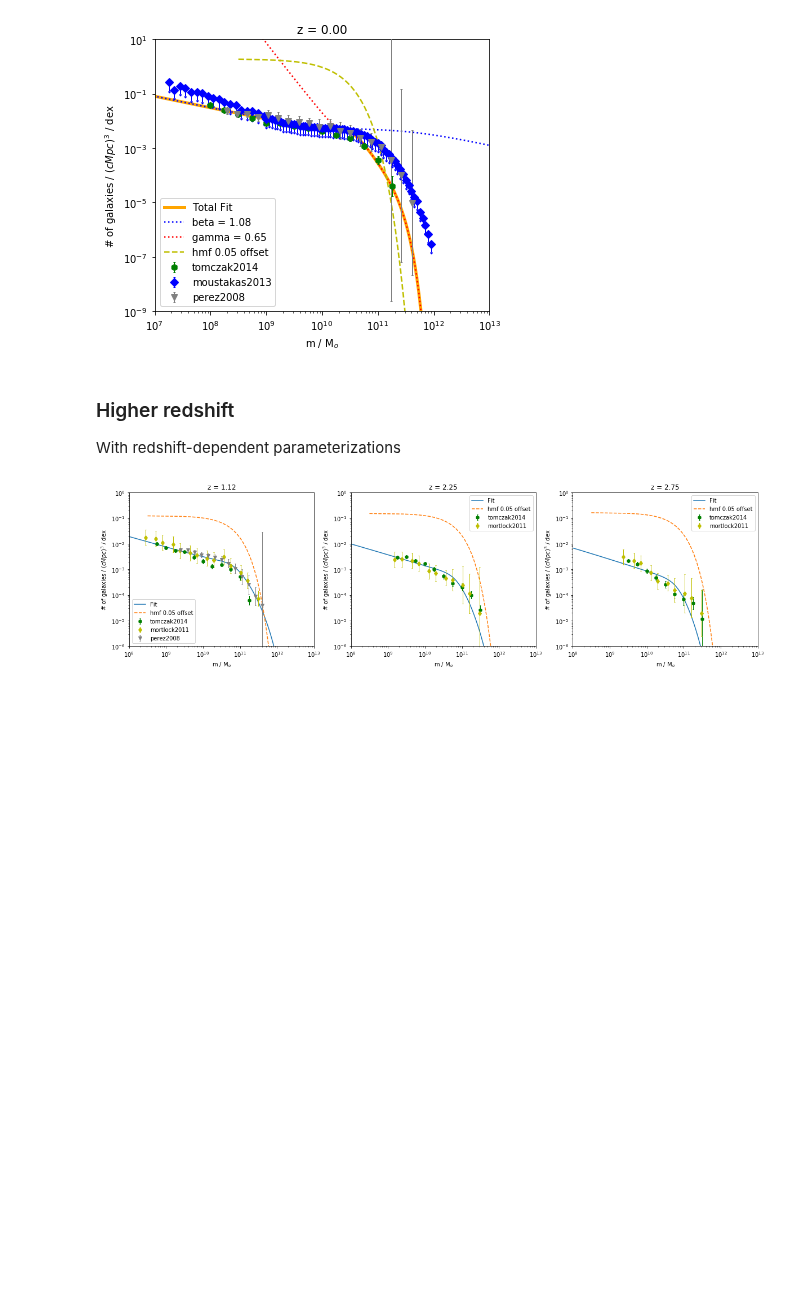
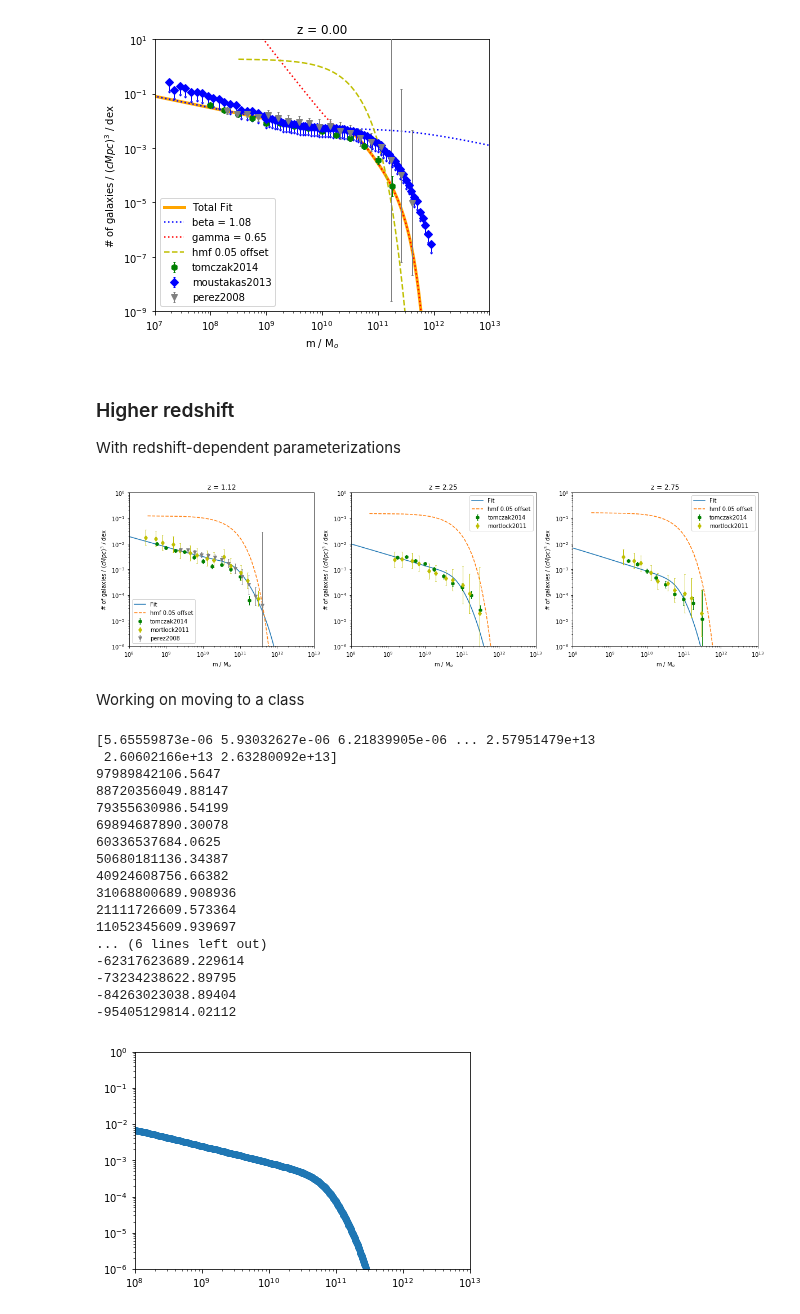
Before and after one commit to eklem1/GalaxySim, a Jupyter notebook: HMFtoSMF_nonLinear.ipynb, the cells around one changed output. Cells and saved outputs as stored; diff of their text form; code cells hidden in the pictures; blank space fills up the shorter version.

```diff
--- a/HMFtoSMF_nonLinear.ipynb
+++ b/HMFtoSMF_nonLinear.ipynb
@@ -297,3 +294,73 @@ for i, z in enumerate([1.125, 2.25, 2.75]):
 pl.show()
 # %% [output]
 [figure]
+# %% [markdown]
+Working on moving to a class
+# %%
+#From Moster2010, table 7
+logM_0 = 11.88 #(0.01)
+mu = 0.019 #(0.002)
+N_0 = 0.0282 #(0.0003)
+nu = -0.72 #(0.06)
+gamma_0 = 0.556 #0.001
+gamma_1 = -0.26 #(0.05)
+beta_0 = 1.06 #(0.06)
+beta_1 = 0.17 #(0.12)
+
+z = 0
+# for i, z in enumerate([1.125, 2.25, 2.75]):
+#Redshift-dependent parameterizations
+N = N_0 * (z + 1)**nu
+M_1 = 10**(logM_0*(z+1)**mu)
+beta = beta_1*z+beta_0
+gamma = gamma_0*(z + 1)**gamma_1
+
+#     print(N, M_1, beta, gamma)
+
+#plot lit values
+#     data.PlotSMF(z=z, round_z=0.2, ax=axs[i])
+
+#get z index for halo mass array
+#     zz = np.argmin(np.abs(z - pop_halo.halos.tab_z))
+
+
+SMF_a, r = SMF_Moster2010(z, pop_halo, N, M_1, beta, gamma)
+
+Sm_a = 10**(r + np.log10(pop_halo.halos.tab_M))
+print(Sm_a)
+
+ma = 1e12
+
+for m in Sm_a:
+    if np.abs(ma - m) < 1e11:
+        print((ma - m))
+
+
+# print(Mass)
+
+# np.diff(Sm_a)
+
+pl.loglog(Sm, SMF, label='Fit', marker="o")
+
+pl.ylim(1e-6, 1e0)
+pl.xlim(1e8, 1e13)
+pl.show()
+# %% [output]
+[5.65559873e-06 5.93032627e-06 6.21839905e-06 ... 2.57951479e+13
+ 2.60602166e+13 2.63280092e+13]
+97989842106.5647
+88720356049.88147
+79355630986.54199
+69894687890.30078
+60336537684.0625
+50680181136.34387
+40924608756.66382
+31068800689.908936
+21111726609.573364
+11052345609.939697
+... (6 lines left out)
+-62317623689.229614
+-73234238622.89795
+-84263023038.89404
+-95405129814.02112
+[figure, added]
```
Also changed, not shown: parts of 1 cell of this notebook, 4 other files.
